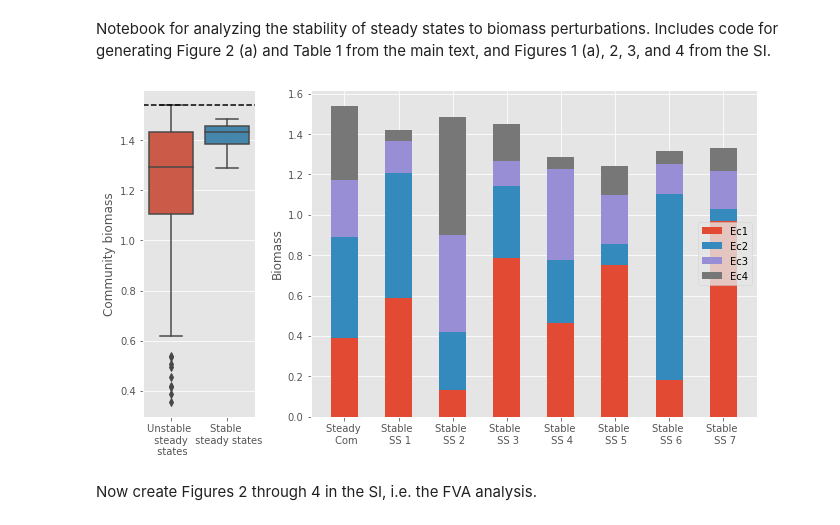
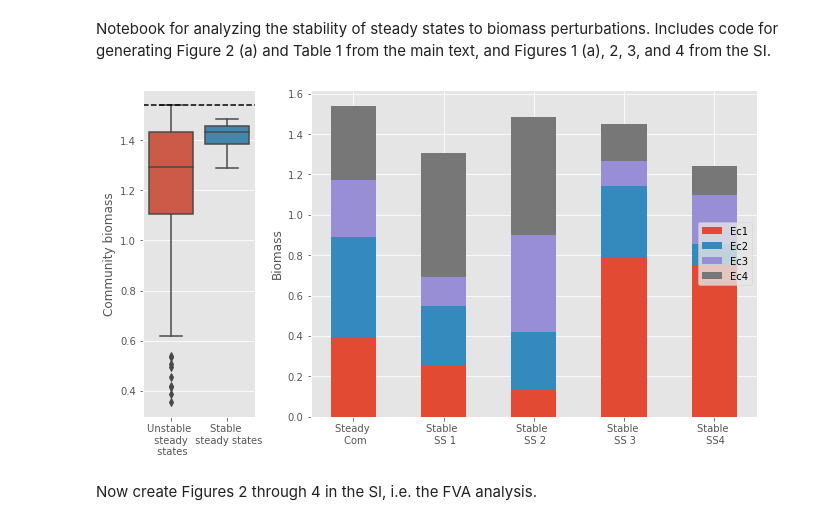
Before and after one commit to mitch-perry/GameCom, a Jupyter notebook: EColiModel/GameCom/ecoli_model_bm_stability_analysis.ipynb, the cells around one changed output. Drawn from its saved outputs; the diff is of its cells as text; code cells hidden in the pictures.

```diff
--- a/EColiModel/GameCom/ecoli_model_bm_stability_analysis.ipynb
+++ b/EColiModel/GameCom/ecoli_model_bm_stability_analysis.ipynb
@@ -77,43 +78,39 @@ bm1, bm2, bm3, bm4 = steady_states_bm[-1, :]
 # %%
 # Create Figure 2 (a) in the main text.
 import matplotlib.pyplot as plt
 import seaborn as sns
 plt.style.use('ggplot')
-labels = ['Steady \n Com', 'Stable \n SS 1', 'Stable \n SS 2', 'Stable \n SS 3', 'Stable \n SS 4', 'Stable \n SS 5', 'Stable \n SS 6', 'Stable \n SS 7']
-bm1_vals = [bm1, steady_states_bm[0][0], steady_states_bm[1][0], steady_states_bm[2][0],
-            steady_states_bm[3][0], steady_states_bm[4][0], steady_states_bm[5][0], steady_states_bm[6][0]]
-bm2_vals = [bm2, steady_states_bm[0][1], steady_states_bm[1][1], steady_states_bm[2][1],
-            steady_states_bm[3][1], steady_states_bm[4][1], steady_states_bm[5][1], steady_states_bm[6][1]]
-bm3_vals = [bm3, steady_states_bm[0][2], steady_states_bm[1][2], steady_states_bm[2][2],
-            steady_states_bm[3][2], steady_states_bm[4][2], steady_states_bm[5][2], steady_states_bm[6][2]]
-bm4_vals = [bm4, steady_states_bm[0][3], steady_states_bm[1][3], steady_states_bm[2][3],
-            steady_states_bm[3][3], steady_states_bm[4][3], steady_states_bm[5][3], steady_states_bm[6][3]]
+labels = ['Steady \n Com', 'Stable \n SS 1', 'Stable \n SS 2', 'Stable \n SS 3', 'Stable \n SS4']
+bm1_vals = [bm1, steady_states_bm[11][0], steady_states_bm[1][0], steady_states_bm[2][0], steady_states_bm[4][0]]
+bm2_vals = [bm2, steady_states_bm[11][1], steady_states_bm[1][1], steady_states_bm[2][1], steady_states_bm[4][1]]
+bm3_vals = [bm3, steady_states_bm[11][2], steady_states_bm[1][2], steady_states_bm[2][2], steady_states_bm[4][2]]
+bm4_vals = [bm4, steady_states_bm[11][3], steady_states_bm[1][3], steady_states_bm[2][3], steady_states_bm[4][3]]
 
 width = 0.50
 
 plt.rcParams["figure.figsize"] = (11,6)
 fig, ax = plt.subplots(1,2,gridspec_kw={"width_ratios": [1,4]})
 
 graph = sns.boxplot(data = [[np.sum(unstable_steady_states[i][0]) for i in range(len(unstable_steady_states))], [np.sum(stable_steady_states[i][0]) for i in range(len(stable_steady_states))]],
                     orient='v', ax=ax[0])
 graph.axhline(bm1+bm2+bm3+bm4, color = 'black', linestyle = '--')
 graph.set(ylabel='Community biomass')
 graph.set_xticklabels(['Unstable \n steady \n states', 'Stable \n steady states'])
 
 ax[1].bar(labels, bm1_vals, width, label='Ec1')
 ax[1].bar(labels, bm2_vals, width, label='Ec2', bottom=bm1_vals)
 ax[1].bar(labels, bm3_vals, width, label='Ec3', bottom=[bm1_vals[i] + bm2_vals[i] for i in range(len(bm1_vals))])
 ax[1].bar(labels, bm4_vals, width, label='Ec4', bottom=[bm1_vals[i] + bm2_vals[i] + bm3_vals[i] for i in range(len(bm1_vals))])
 
 ax[1].set_ylabel('Biomass')
 ax[1].legend(loc='center right')
 
 plt.style.use('ggplot')
 # plt.savefig('writeup_fig2_death_rate.png', bbox_inches='tight')
 
 plt.show()
 # %% [output]
-[figure, old version]
+[figure, new version]
 # %% [markdown]
 Now create Figures 2 through 4 in the SI, i.e. the FVA analysis.
 # %%
```
Also changed, not shown: parts of 16 cells of this notebook, 4 other files.
